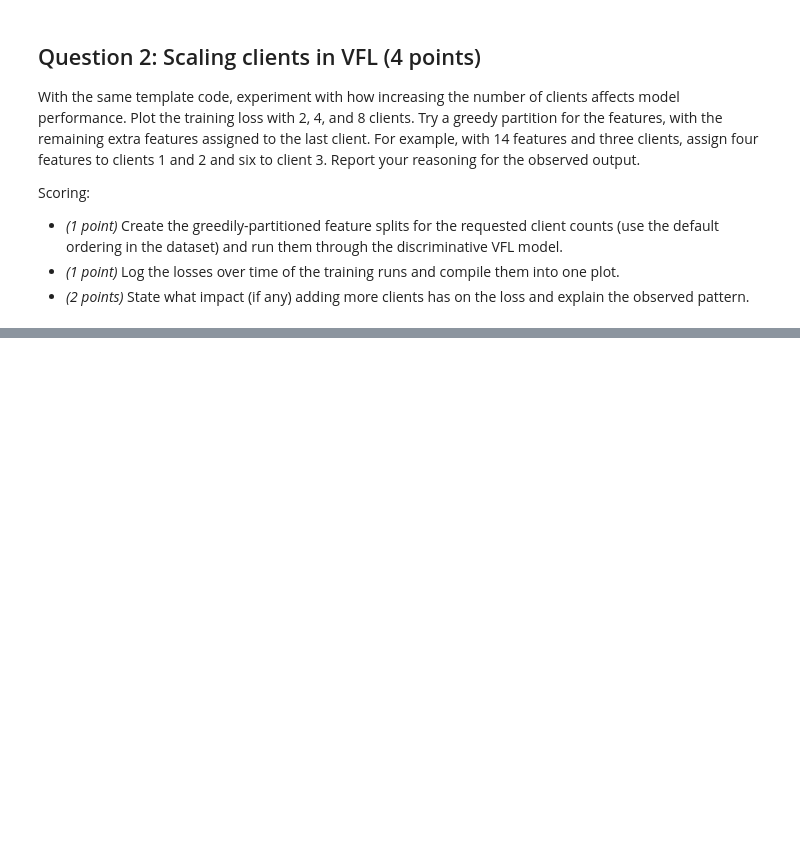
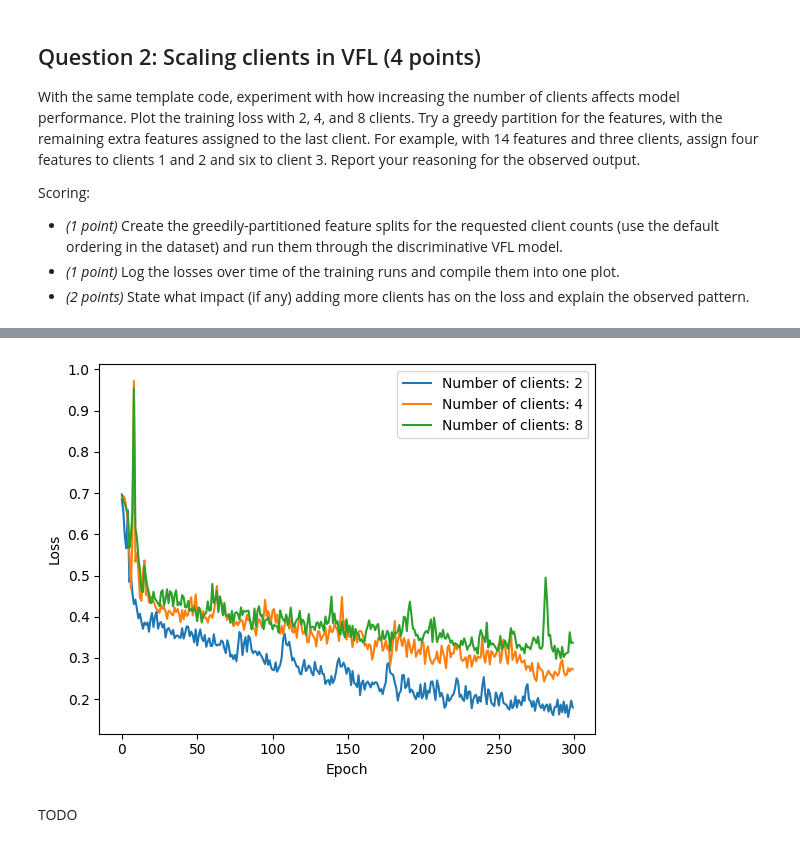
Before and after one commit to soizhiwen/ddls-lab, a Jupyter notebook: lab/hw-vfl.ipynb, the cells around one changed output, grey strips where cells are left out. Cells and saved outputs as stored; diff of their text form; code cells hidden in the pictures; blank space fills up the shorter version.

```diff
--- a/lab/hw-vfl.ipynb
+++ b/lab/hw-vfl.ipynb
@@ -242,12 +273,26 @@ TRAIN_TEST_THRESH = 0.8
 np_seeds = [12, 22, 32, 42, 52]
 
 for np_seed in np_seeds:
-    print(f"numpy seed: {np_seed}")
-    X, Y, client_feature_names = preprocess_data(NUM_CLIENTS, np_seed=np_seed)
+    print(f"NumPy seed: {np_seed}")
+    X, Y, client_feature_names = preprocess_data(
+        NUM_CLIENTS, np_seed=np_seed, shuffle=True
+    )
+
+    print("Features for each client:")
+    for i, f in enumerate(client_feature_names, 1):
+        print(f"Client {i}: {f}")
+
     Network = define_model(client_feature_names)
     train_losses = train_model(
-        Network, NUM_CLIENTS, EPOCHS, BATCH_SIZE, TRAIN_TEST_THRESH
+        X,
+        Y,
+        Network,
+        NUM_CLIENTS,
+        EPOCHS,
+        BATCH_SIZE,
+        TRAIN_TEST_THRESH,
+        client_feature_names,
     )
-    plot_losses(EPOCHS, train_losses, np_seed)
+    plot_losses(EPOCHS, train_losses, "Seed", np_seed)
     print()
 # %% [output]
@@ -277,3 +325,27 @@ Scoring:
 - _(1 point)_ Create the greedily-partitioned feature splits for the requested client counts (use the default ordering in the dataset) and run them through the discriminative VFL model.
 - _(1 point)_ Log the losses over time of the training runs and compile them into one plot.
 - _(2 points)_ State what impact (if any) adding more clients has on the loss and explain the observed pattern.
+# %%
+EPOCHS = 300
+BATCH_SIZE = 64
+TRAIN_TEST_THRESH = 0.8
+
+num_clients = [2, 4, 8]
+
+for nc in num_clients:
+    print(f"Number of clients: {nc}")
+    X, Y, client_feature_names = preprocess_data(nc, greedy=True)
+    Network = define_model(client_feature_names)
+    train_losses = train_model(
+        X,
+        Y,
+        Network,
+        nc,
+        EPOCHS,
+        BATCH_SIZE,
+        TRAIN_TEST_THRESH,
+        client_feature_names,
+    )
+    plot_losses(EPOCHS, train_losses, "Number of clients", nc)
+    print()
+# %% [output]
@@ -280,3 +369,6 @@ Scoring:
+[figure, added]
+# %% [markdown]
+TODO
 # %% [markdown]
 ## Question 3: Bridging VFL and generative modeling (8 points)
 
```
Also changed, not shown: parts of 9 cells of this notebook.
